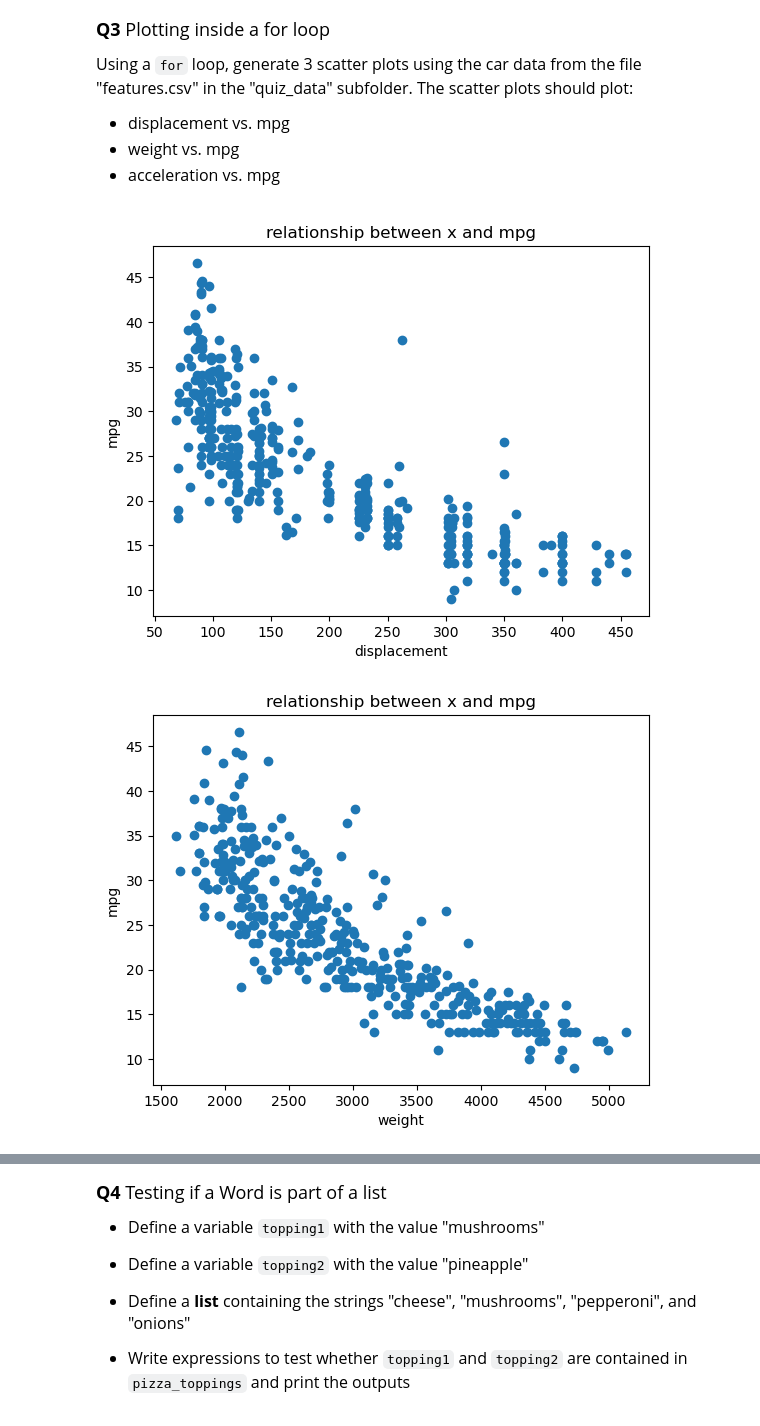
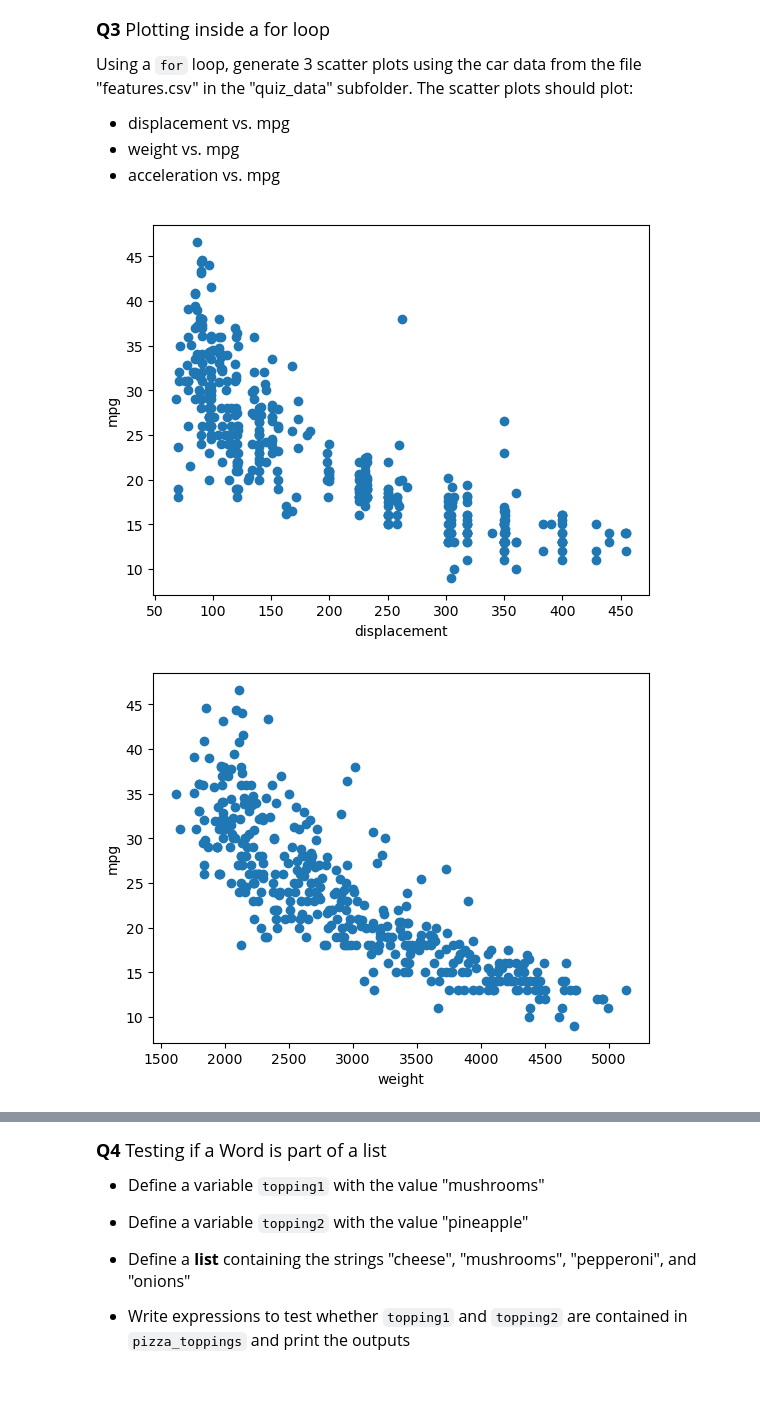
Before and after one commit to AnjiojioL/datasci151spring2026, a Jupyter notebook: practice_quiz_1/practice_quiz.ipynb, the cells around one changed output, grey strips where cells are left out. Saved outputs shown, nothing was run; the diff lists cells and outputs as text; code cells hidden in the pictures; blank space fills up the shorter version.

```diff
--- a/practice_quiz_1/practice_quiz.ipynb
+++ b/practice_quiz_1/practice_quiz.ipynb
@@ -122,15 +124,15 @@ Using a `for` loop, generate 3 scatter plots using the car data from the file "f
 # %%
 # your code here
 features = pd.read_csv("quiz_data/features.csv")
 
 x_variable = ["displacement", "weight", "acceleration"]
 
 for x in x_variable:
     plt.scatter(x = features[x], y = features['mpg'])
     plt.xlabel(x)
     plt.ylabel("mpg")
-    plt.title("relationship between x and mpg")
+    #plt.title("relationship between x and mpg")
     plt.show()
 # %% [output]
-[figure, old version]
+[figure, new version]
-[figure, old version]
+[figure, new version]
```
Also changed, not shown: parts of 6 cells of this notebook.
